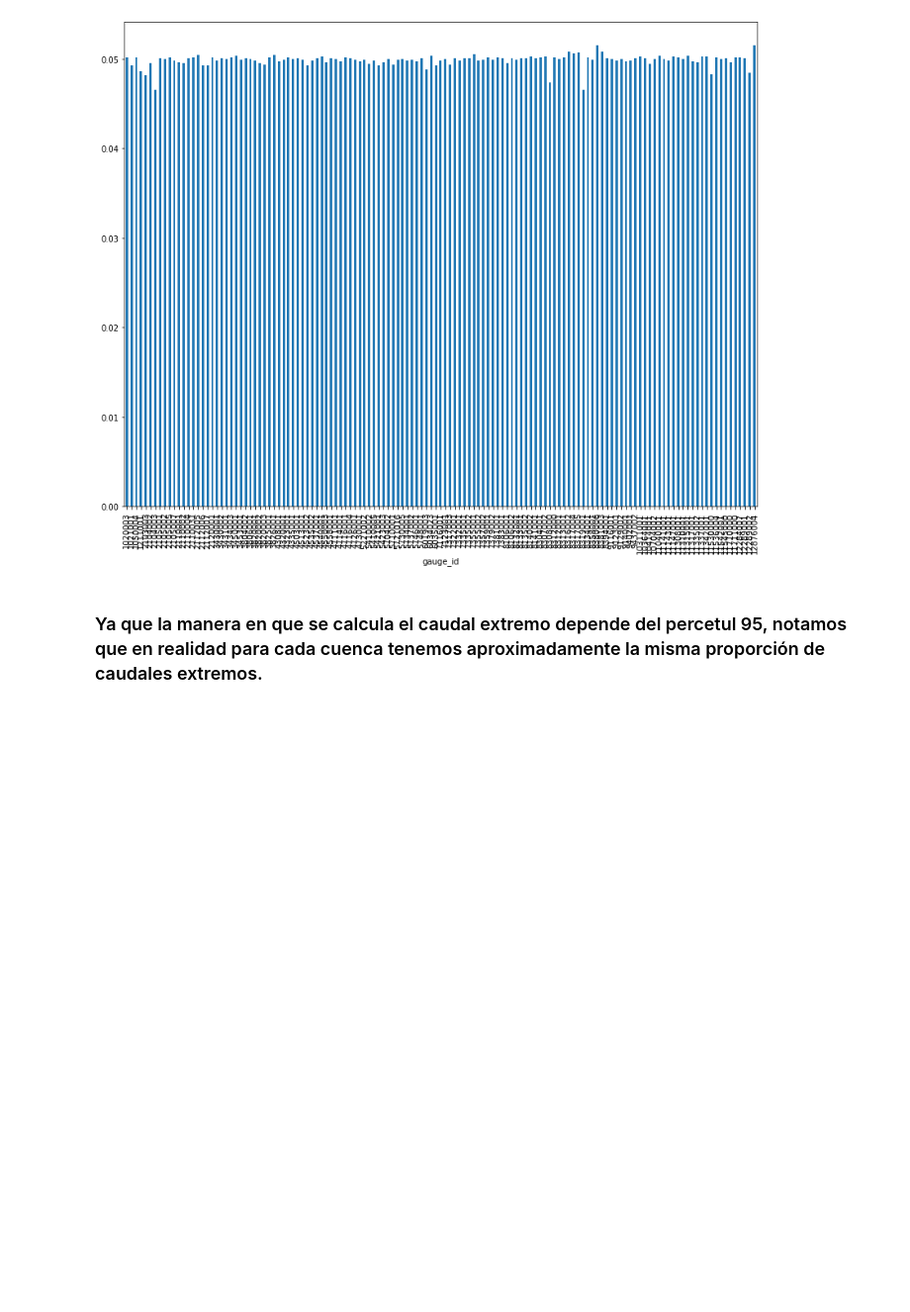
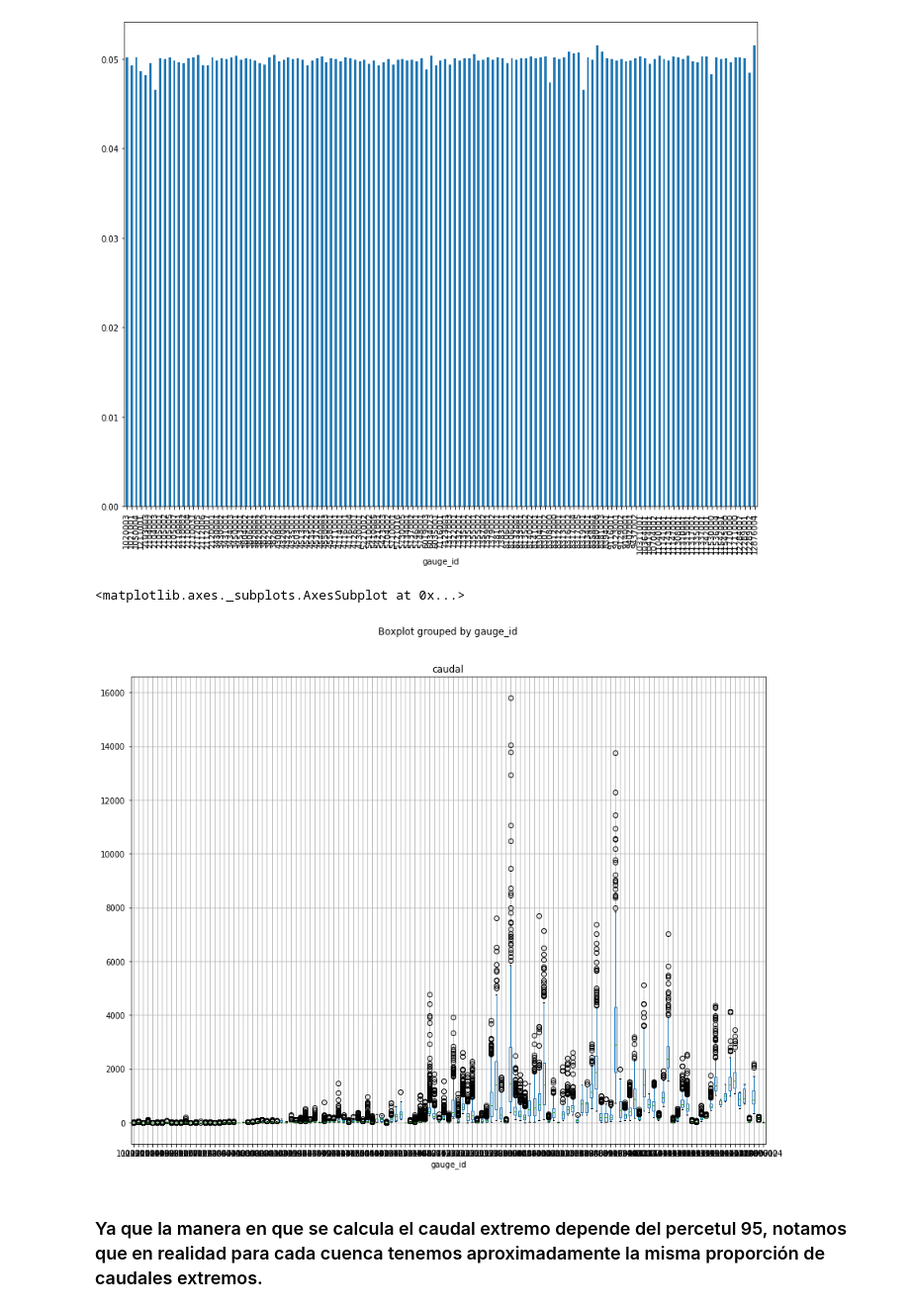
Before and after one commit to Codegn/desafio_spike_oct_2019, a Jupyter notebook: respuesta_desafio_spike.ipynb, the cells around one changed output. Shown: that part at 99% size. Saved outputs shown, nothing was run; the diff lists cells and outputs as text; code cells hidden in the pictures; blank space fills up the shorter version.

```diff
--- a/respuesta_desafio_spike.ipynb
+++ b/respuesta_desafio_spike.ipynb
@@ -238,5 +238,10 @@ df.groupby(['gauge_id']).apply(lambda x: x['caudal_extremo'].sum()/len(x)).plot.
 # %% [output]
 <matplotlib.axes._subplots.AxesSubplot at 0x...>
 [figure]
+# %%
+df[df['caudal_extremo'] == 1].boxplot(column='caudal', by='gauge_id', figsize=(14,11))
+# %% [output]
+<matplotlib.axes._subplots.AxesSubplot at 0x...>
+[figure, added]
 # %% [markdown]
 ### Ya que la manera en que se calcula el caudal extremo depende del percetul 95, notamos que en realidad para cada cuenca tenemos aproximadamente la misma proporción de caudales extremos.
```
